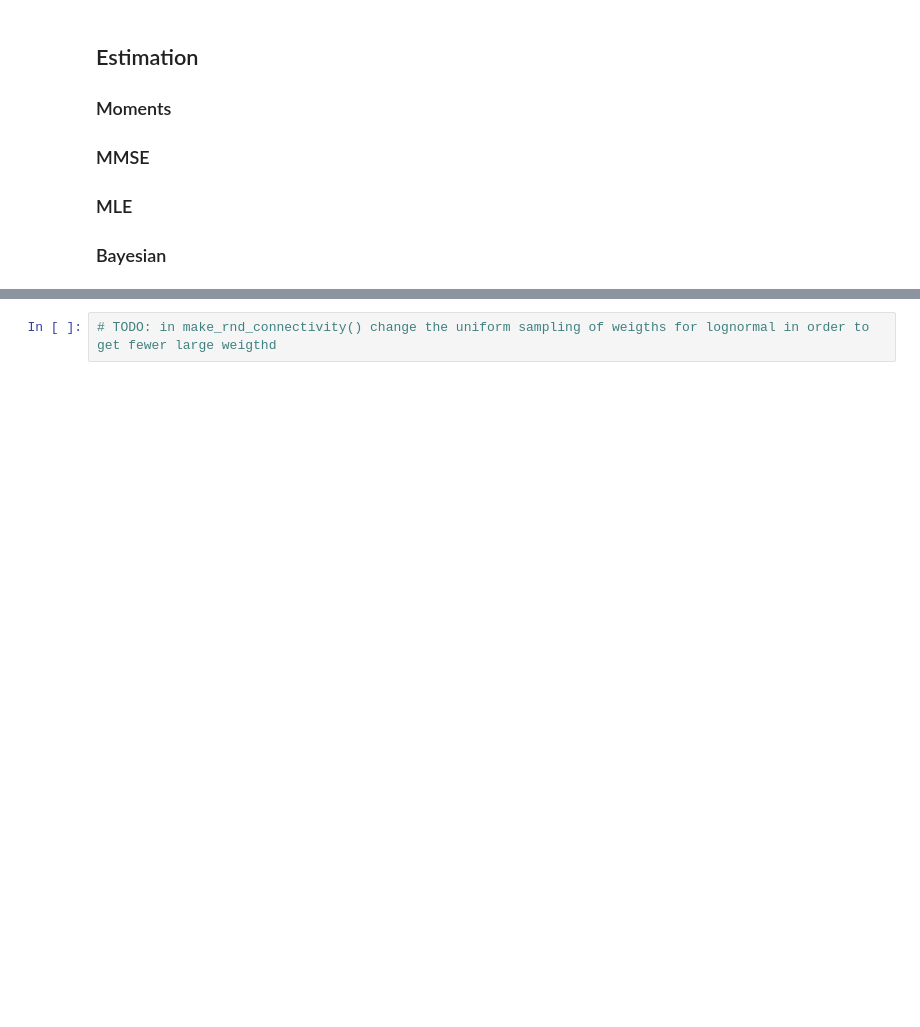
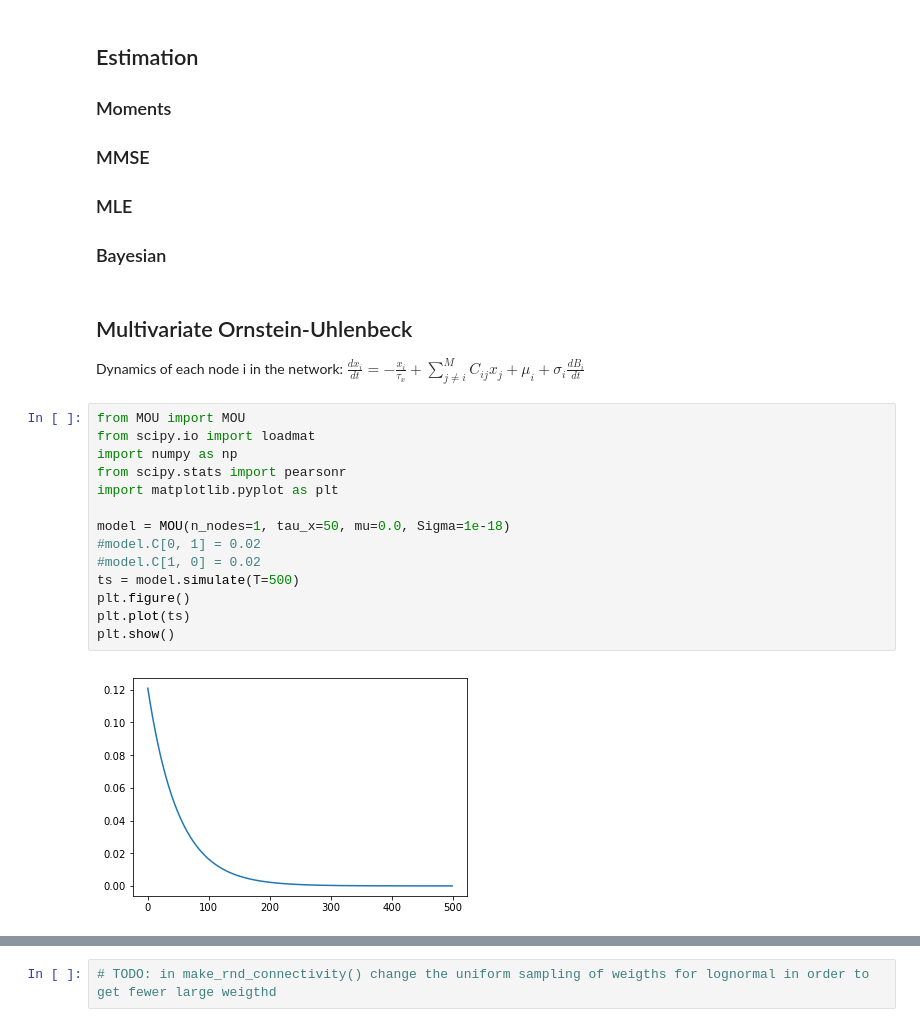
Before and after one commit to andins/bayes_MOU, a Jupyter notebook: group_meeting/MOU_bayesVSgradient.ipynb, the cells around one changed output, grey strips where cells are left out. Drawn from its saved outputs; the diff is of its cells as text; blank space fills up the shorter version.

```diff
--- a/group_meeting/MOU_bayesVSgradient.ipynb
+++ b/group_meeting/MOU_bayesVSgradient.ipynb
@@ -6,4 +6,25 @@
 ### MMSE
 ### MLE
 ### Bayesian
+# %% [markdown]
+## Multivariate Ornstein-Uhlenbeck
+
+Dynamics of each node i in the network:
+$ \frac{dx_i}{dt} = -\frac{x_i}{\tau_x} + \sum_{j\ne i}^M C_{ij} x_j + \mu_i + \sigma_i \frac{dB_i}{dt} $
+# %%
+from MOU import MOU
+from scipy.io import loadmat
+import numpy as np
+from scipy.stats import pearsonr
+import matplotlib.pyplot as plt
+
+model = MOU(n_nodes=1, tau_x=50, mu=0.0, Sigma=1e-18)
+#model.C[0, 1] = 0.02
+#model.C[1, 0] = 0.02
+ts = model.simulate(T=500)
+plt.figure()
+plt.plot(ts)
+plt.show()
+# %% [output]
+[figure, added]
 # %% [markdown]
```
Also changed, not shown: parts of 2 cells of this notebook, 1 other file.
